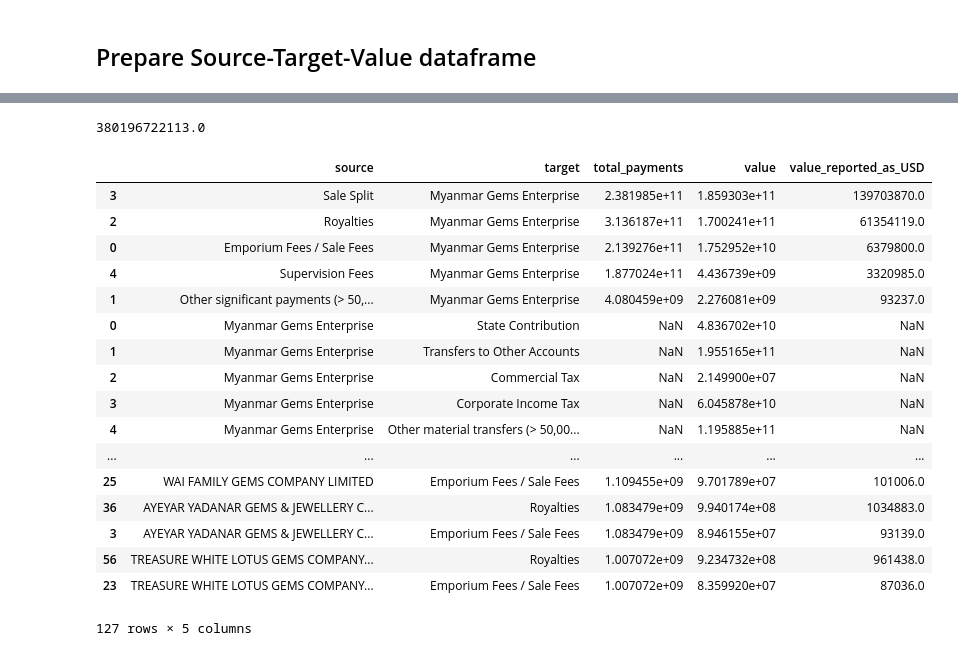
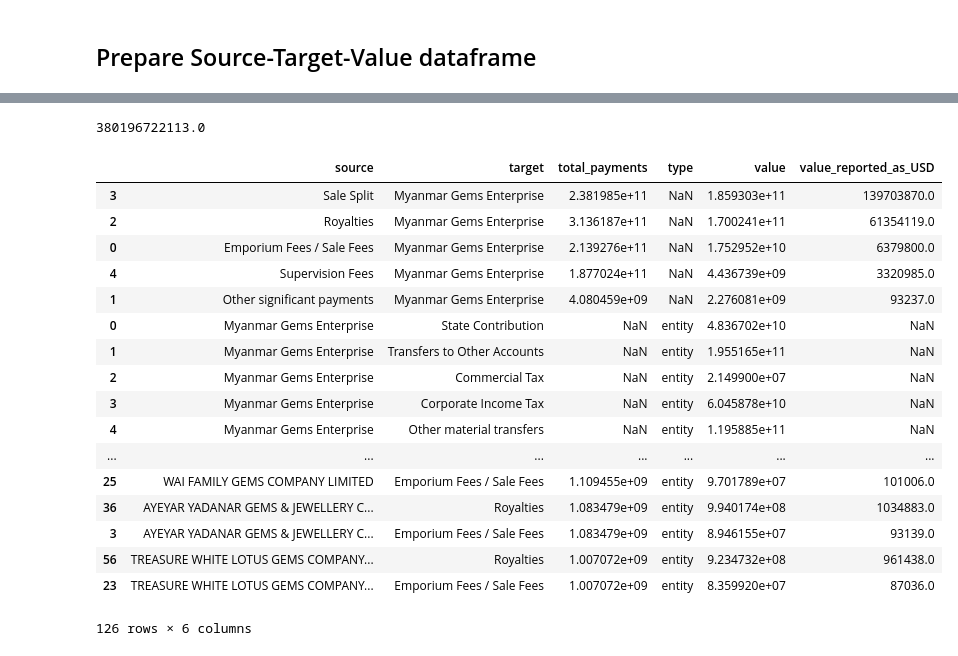
Before and after one commit to NRGI/jade-revenues, a Jupyter notebook: revenues-test/Preparing Data 2013-14.ipynb, the cells around one changed output, grey strips where cells are left out. Cells and saved outputs as stored; diff of their text form; code cells hidden in the pictures.

```diff
--- a/revenues-test/Preparing Data 2013-14.ipynb
+++ b/revenues-test/Preparing Data 2013-14.ipynb
@@ -136,5 +147,5 @@ df_gemsjade.tail(10)
 # %%
-df_gemsjade['revenue_stream_short'] = df_gemsjade['revenue_stream_short'].replace({'Other significant payments (&gt; 50,000 USD)': 'Other significant payments (> 50,000 USD)'})
+df_gemsjade['revenue_stream_short'] = df_gemsjade['revenue_stream_short'].replace({'Other significant payments (&gt; 50,000 USD)': 'Other significant payments'})
 # %% [markdown]
 ## Remove negative payments for Sankey
 # %%
@@ -142,9 +153,9 @@ df_gemsjade = df_gemsjade[df_gemsjade["value_reported"] >= 0]
 # %% [markdown]
 ## Prepare Source-Target-Value dataframe
 # %%
-links = pd.DataFrame(columns=['source','target','value'])
+links = pd.DataFrame(columns=['source','target','value','type'])
 # %%
-to_append = df_gemsjade.groupby(['revenue_stream_short'],as_index=False)['value_reported','value_reported_as_USD','total_payments'].sum()
+to_append = df_gemsjade.groupby(['revenue_stream_short'],as_index=False)['type','value_reported','value_reported_as_USD','total_payments'].sum()
 to_append["target"] = "Myanmar Gems Enterprise"
 to_append.rename(columns = {'revenue_stream_short':'source', 'value_reported' : 'value'}, inplace = True)
 to_append = to_append.sort_values(by=['value'], ascending = False)
@@ -163,24 +174,31 @@ links
 # %%
-append_dict_transfers = [{'source': 'Myanmar Gems Enterprise',
+append_dict_transfers = [{'source': 'Myanmar Gems Enterprise', 'type': 'entity',
                        'target': 'State Contribution', 'value': 48367022000 },
-                         {'source': 'Myanmar Gems Enterprise',
+
+                         {'source': 'Myanmar Gems Enterprise', 'type': 'entity',
                        'target': 'Transfers to Other Accounts', 'value': 195516457782 },
-                         {'source': 'Myanmar Gems Enterprise',
+
+                         {'source': 'Myanmar Gems Enterprise', 'type': 'entity',
                        'target': 'Commercial Tax', 'value': 21499000 },
-                         {'source': 'Myanmar Gems Enterprise',
+
+                         {'source': 'Myanmar Gems Enterprise', 'type': 'entity',
                        'target': 'Corporate Income Tax', 'value': 60458777000 },
-                         {'source': 'Myanmar Gems Enterprise',
-                       'target': 'Other material transfers (> 50,000 USD)', 'value': 119588538585 },
+
+                         {'source': 'Myanmar Gems Enterprise', 'type': 'entity',
+                       'target': 'Other material transfers', 'value': 119588538585 },
+
                          {'source': 'State Contribution',
                        'target': 'Ministry of Finance', 'value': 48367022000 },
-                         {'source': 'Transfers to Other Accounts',
-                       'target': 'Ministry of Finance', 'value': 195516457782 },
+
                          {'source': 'Corporate Income Tax',
                        'target': 'Internal Revenue Department', 'value': 60458777000 },
+
                          {'source': 'Commercial Tax',
                        'target': 'Internal Revenue Department', 'value': 21499000 },
-                         {'source': 'Other material transfers (> 50,000 USD)',
-                       'target': 'All', 'value': 119588538585 }]
+
+                         {'source': 'Internal Revenue Department',
+                       'target': 'Ministry of Finance', 'value': 60480276000 }]
 
 append_dict_transfers_df = pd.DataFrame(append_dict_transfers)
 links = pd.concat([links, append_dict_transfers_df])
+links
@@ -187,31 +221,31 @@ links = pd.concat([links, append_dict_transfers_df])
 # %%
-to_append = df_gemsjade.groupby(['revenue_stream_short','Company_name_cl'],as_index=False)['value_reported','value_reported_as_USD','total_payments'].sum()
+to_append = df_gemsjade.groupby(['revenue_stream_short','Company_name_cl','type'],as_index=False)['value_reported','value_reported_as_USD','total_payments'].sum()
 to_append.rename(columns = {'Company_name_cl':'source','revenue_stream_short':'target', 'value_reported' : 'value'}, inplace = True)
-to_append = to_append.sort_values(by=['total_payments','value'], ascending = False)
+to_append = to_append.sort_values(by=['type','total_payments','value'], ascending = False)
 links = pd.concat([links,to_append])
 
 print(to_append['value'].sum())
 links
 # %% [output]
 380196722113.0
-|  | source | target | total_payments | value | value_reported_as_USD |
-| 3 | Sale Split | Myanmar Gems Enterprise | 2.381985e+11 | 1.859303e+11 | 139703870.0 |
-| 2 | Royalties | Myanmar Gems Enterprise | 3.136187e+11 | 1.700241e+11 | 61354119.0 |
-| 0 | Emporium Fees / Sale Fees | Myanmar Gems Enterprise | 2.139276e+11 | 1.752952e+10 | 6379800.0 |
-| 4 | Supervision Fees | Myanmar Gems Enterprise | 1.877024e+11 | 4.436739e+09 | 3320985.0 |
-| 1 | Other significant payments (> 50,... | Myanmar Gems Enterprise | 4.080459e+09 | 2.276081e+09 | 93237.0 |
-| 0 | Myanmar Gems Enterprise | State Contribution | NaN | 4.836702e+10 | NaN |
-| 1 | Myanmar Gems Enterprise | Transfers to Other Accounts | NaN | 1.955165e+11 | NaN |
-| 2 | Myanmar Gems Enterprise | Commercial Tax | NaN | 2.149900e+07 | NaN |
-| 3 | Myanmar Gems Enterprise | Corporate Income Tax | NaN | 6.045878e+10 | NaN |
-| 4 | Myanmar Gems Enterprise | Other material transfers (> 50,00... | NaN | 1.195885e+11 | NaN |
-| ... | ... | ... | ... | ... | ... |
-| 25 | WAI FAMILY GEMS COMPANY LIMITED | Emporium Fees / Sale Fees | 1.109455e+09 | 9.701789e+07 | 101006.0 |
-| 36 | AYEYAR YADANAR GEMS & JEWELLERY C... | Royalties | 1.083479e+09 | 9.940174e+08 | 1034883.0 |
-| 3 | AYEYAR YADANAR GEMS & JEWELLERY C... | Emporium Fees / Sale Fees | 1.083479e+09 | 8.946155e+07 | 93139.0 |
-| 56 | TREASURE WHITE LOTUS GEMS COMPANY... | Royalties | 1.007072e+09 | 9.234732e+08 | 961438.0 |
-| 23 | TREASURE WHITE LOTUS GEMS COMPANY... | Emporium Fees / Sale Fees | 1.007072e+09 | 8.359920e+07 | 87036.0 |
+|  | source | target | total_payments | type | value | value_reported_as_USD |
+| 3 | Sale Split | Myanmar Gems Enterprise | 2.381985e+11 | NaN | 1.859303e+11 | 139703870.0 |
+| 2 | Royalties | Myanmar Gems Enterprise | 3.136187e+11 | NaN | 1.700241e+11 | 61354119.0 |
+| 0 | Emporium Fees / Sale Fees | Myanmar Gems Enterprise | 2.139276e+11 | NaN | 1.752952e+10 | 6379800.0 |
+| 4 | Supervision Fees | Myanmar Gems Enterprise | 1.877024e+11 | NaN | 4.436739e+09 | 3320985.0 |
+| 1 | Other significant payments | Myanmar Gems Enterprise | 4.080459e+09 | NaN | 2.276081e+09 | 93237.0 |
+| 0 | Myanmar Gems Enterprise | State Contribution | NaN | entity | 4.836702e+10 | NaN |
+| 1 | Myanmar Gems Enterprise | Transfers to Other Accounts | NaN | entity | 1.955165e+11 | NaN |
+| 2 | Myanmar Gems Enterprise | Commercial Tax | NaN | entity | 2.149900e+07 | NaN |
+| 3 | Myanmar Gems Enterprise | Corporate Income Tax | NaN | entity | 6.045878e+10 | NaN |
+| 4 | Myanmar Gems Enterprise | Other material transfers | NaN | entity | 1.195885e+11 | NaN |
+| ... | ... | ... | ... | ... | ... | ... |
+| 25 | WAI FAMILY GEMS COMPANY LIMITED | Emporium Fees / Sale Fees | 1.109455e+09 | entity | 9.701789e+07 | 101006.0 |
+| 36 | AYEYAR YADANAR GEMS & JEWELLERY C... | Royalties | 1.083479e+09 | entity | 9.940174e+08 | 1034883.0 |
+| 3 | AYEYAR YADANAR GEMS & JEWELLERY C... | Emporium Fees / Sale Fees | 1.083479e+09 | entity | 8.946155e+07 | 93139.0 |
+| 56 | TREASURE WHITE LOTUS GEMS COMPANY... | Royalties | 1.007072e+09 | entity | 9.234732e+08 | 961438.0 |
+| 23 | TREASURE WHITE LOTUS GEMS COMPANY... | Emporium Fees / Sale Fees | 1.007072e+09 | entity | 8.359920e+07 | 87036.0 |
-127 rows × 5 columns
+126 rows × 6 columns
 # %%
 #to_append = df.groupby(['Payment Type','Reporting Company'],as_index=False)['Value (USD)'].sum()
 #to_append.rename(columns = {'Payment Type':'source','Reporting Company':'target', 'Value (USD)' : 'value'}, inplace = True)
```
Also changed, not shown: parts of 9 cells of this notebook, 10 other files.
